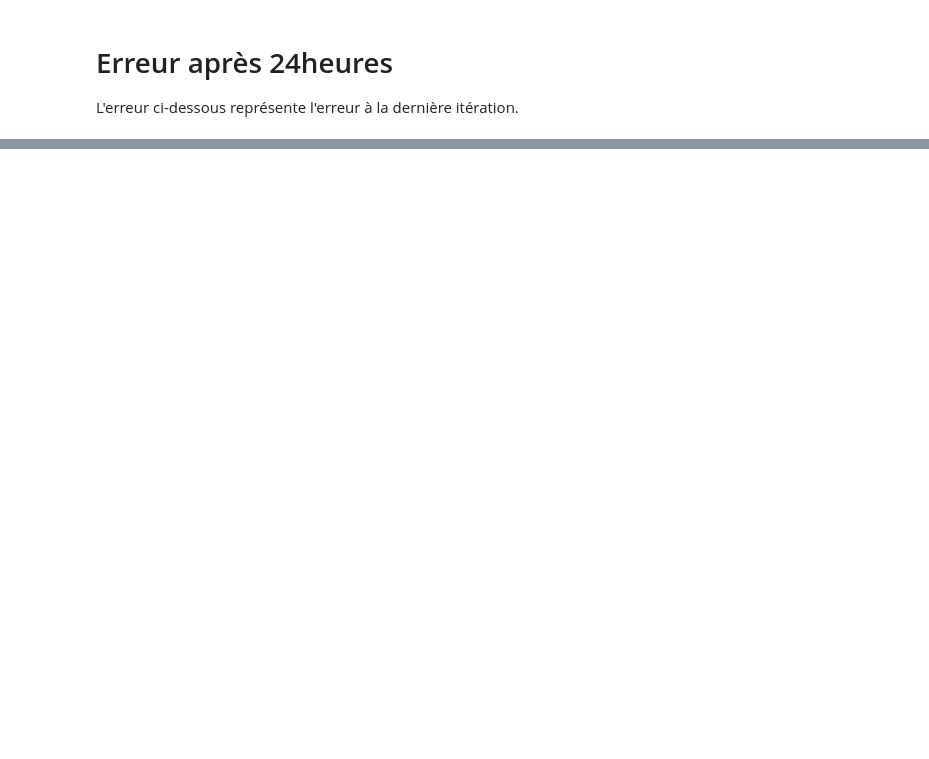
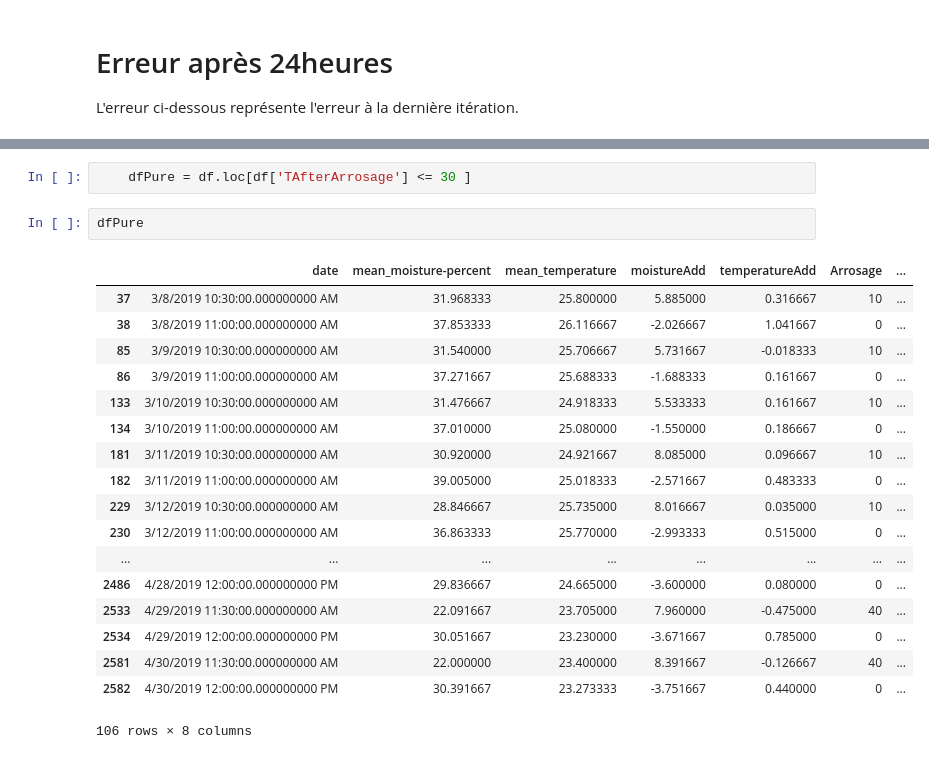
Before and after one commit to cui-unige/BSc-sensor-machine-learning, a Jupyter notebook: MLDemeter.ipynb, the cells around one changed output, grey strips where cells are left out. Cells and saved outputs as stored; diff of their text form; blank space fills up the shorter version.

```diff
--- a/MLDemeter.ipynb
+++ b/MLDemeter.ipynb
@@ -522,0 +490,23 @@ Avec Lasso a = 1.5 :  2.32034410237
+# %%
+    dfPure = df.loc[df['TAfterArrosage'] <= 30 ]
+# %%
+dfPure
+# %% [output]
+|  | date | mean_moisture-percent | mean_temperature | moistureAdd | temperatureAdd | Arrosage | ... |
+| 37 | 3/8/2019 10:30:00.000000000 AM | 31.968333 | 25.800000 | 5.885000 | 0.316667 | 10 | ... |
+| 38 | 3/8/2019 11:00:00.000000000 AM | 37.853333 | 26.116667 | -2.026667 | 1.041667 | 0 | ... |
+| 85 | 3/9/2019 10:30:00.000000000 AM | 31.540000 | 25.706667 | 5.731667 | -0.018333 | 10 | ... |
+| 86 | 3/9/2019 11:00:00.000000000 AM | 37.271667 | 25.688333 | -1.688333 | 0.161667 | 0 | ... |
+| 133 | 3/10/2019 10:30:00.000000000 AM | 31.476667 | 24.918333 | 5.533333 | 0.161667 | 10 | ... |
+| 134 | 3/10/2019 11:00:00.000000000 AM | 37.010000 | 25.080000 | -1.550000 | 0.186667 | 0 | ... |
+| 181 | 3/11/2019 10:30:00.000000000 AM | 30.920000 | 24.921667 | 8.085000 | 0.096667 | 10 | ... |
+| 182 | 3/11/2019 11:00:00.000000000 AM | 39.005000 | 25.018333 | -2.571667 | 0.483333 | 0 | ... |
+| 229 | 3/12/2019 10:30:00.000000000 AM | 28.846667 | 25.735000 | 8.016667 | 0.035000 | 10 | ... |
+| 230 | 3/12/2019 11:00:00.000000000 AM | 36.863333 | 25.770000 | -2.993333 | 0.515000 | 0 | ... |
+| ... | ... | ... | ... | ... | ... | ... | ... |
+| 2486 | 4/28/2019 12:00:00.000000000 PM | 29.836667 | 24.665000 | -3.600000 | 0.080000 | 0 | ... |
+| 2533 | 4/29/2019 11:30:00.000000000 AM | 22.091667 | 23.705000 | 7.960000 | -0.475000 | 40 | ... |
+| 2534 | 4/29/2019 12:00:00.000000000 PM | 30.051667 | 23.230000 | -3.671667 | 0.785000 | 0 | ... |
+| 2581 | 4/30/2019 11:30:00.000000000 AM | 22.000000 | 23.400000 | 8.391667 | -0.126667 | 40 | ... |
+| 2582 | 4/30/2019 12:00:00.000000000 PM | 30.391667 | 23.273333 | -3.751667 | 0.440000 | 0 | ... |
+106 rows × 8 columns
```
Also changed, not shown: parts of 24 cells of this notebook, 2 other files.
